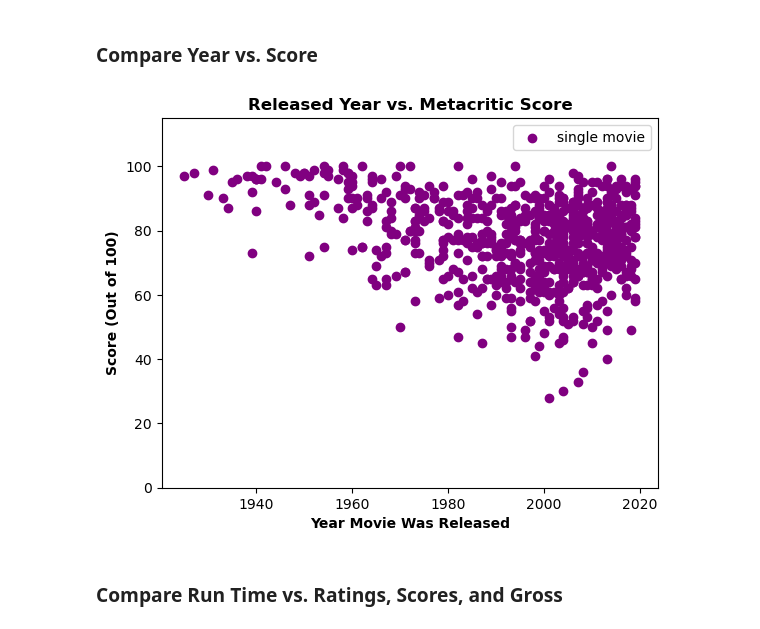
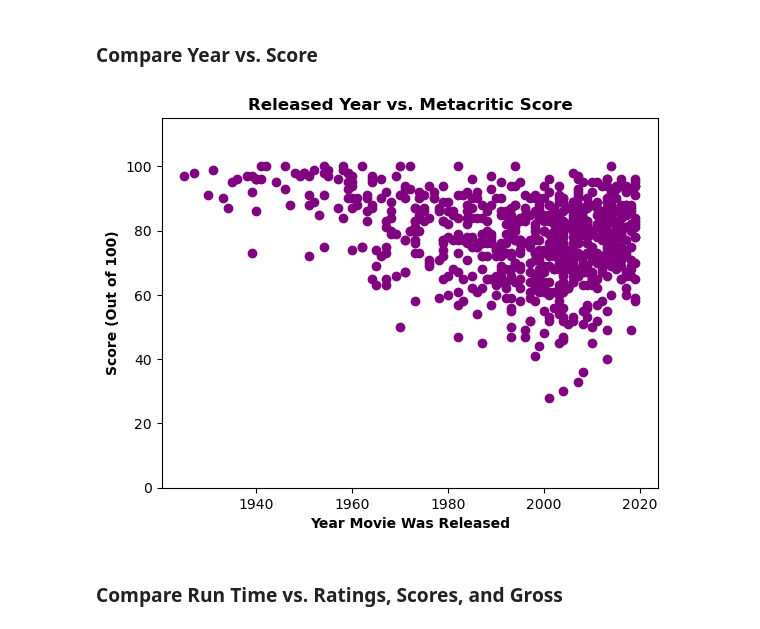
Before and after one commit to spc-kim/midterm_project, a Jupyter notebook: notebook.ipynb, the cells around one changed output. Cells and saved outputs as stored; diff of their text form; code cells hidden in the pictures.

```diff
--- a/notebook.ipynb
+++ b/notebook.ipynb
@@ -344,22 +344,22 @@ rating_vs_votes_fig.savefig("img/corr_pos.png", dpi=300, bbox_inches="tight")
 # %%
 # And now for release year against meta critic score
 year_vs_meta_fig, year_vs_meta_ax = plt.subplots()
 year_vs_meta_ax.scatter(numeric_df["Released_Year"], numeric_df["Meta_score"], color="purple", label="single movie")
 year_vs_meta_ax.ticklabel_format(style="plain")
 year_vs_meta_ax.yaxis.set_major_formatter(mticker.StrMethodFormatter("{x:,.0f}"))
 year_vs_meta_ax.set_title("Released Year vs. Metacritic Score", weight="bold")
 year_vs_meta_ax.set_xlabel("Year Movie Was Released", weight="bold")
 year_vs_meta_ax.set_ylabel("Score (Out of 100)", weight="bold")
 year_vs_meta_ax.set_ylim(0, 115)
 
 plt.tight_layout
-plt.legend()
+# plt.legend()
 
 year_vs_meta_fig.savefig("img/corr_neg.png", dpi=300, bbox_inches="tight")
 
 # Histogram side-by-side
 # %% [output]
-[figure, old version]
+[figure, new version]
 # %% [markdown]
 ### Compare Run Time vs. Ratings, Scores, and Gross
 # %%
```
Also changed, not shown: parts of 2 cells of this notebook, 4 other files.
